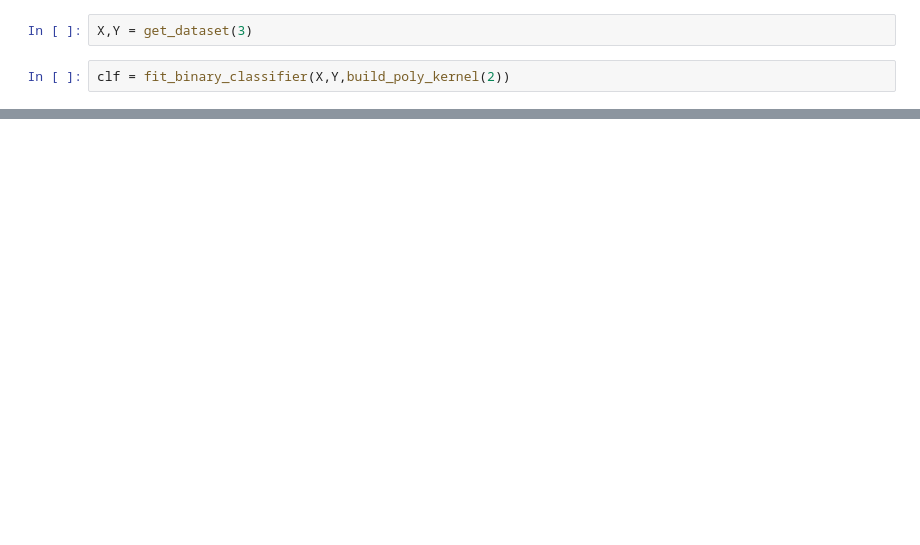
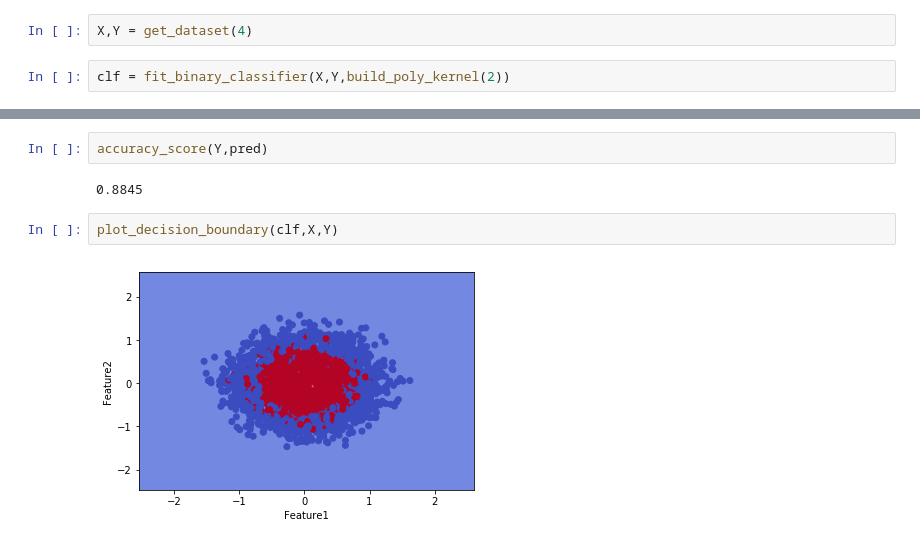
Before and after one commit to Hitkul/ML_course_IIITD, a Jupyter notebook: Assignment 2/Assignment_2.ipynb, the cells around one changed output, grey strips where cells are left out. Cells and saved outputs as stored; diff of their text form; blank space fills up the shorter version.

```diff
--- a/Assignment 2/Assignment_2.ipynb
+++ b/Assignment 2/Assignment_2.ipynb
@@ -207,7 +232,7 @@ Text(0,0.5,'Feature2')
 # %% [markdown]
 ## Dataset 3
 # %%
-X,Y = get_dataset(3)
+X,Y = get_dataset(4)
 # %%
 clf = fit_binary_classifier(X,Y,build_poly_kernel(2))
 # %%
@@ -216,0 +240,8 @@ ValueError: operands could not be broadcast together with shapes (2,100) (3,)
+# %%
+accuracy_score(Y,pred)
+# %% [output]
+0.8845
+# %%
+plot_decision_boundary(clf,X,Y)
+# %% [output]
+[figure, added]
```
Also changed, not shown: parts of 6 cells of this notebook.
